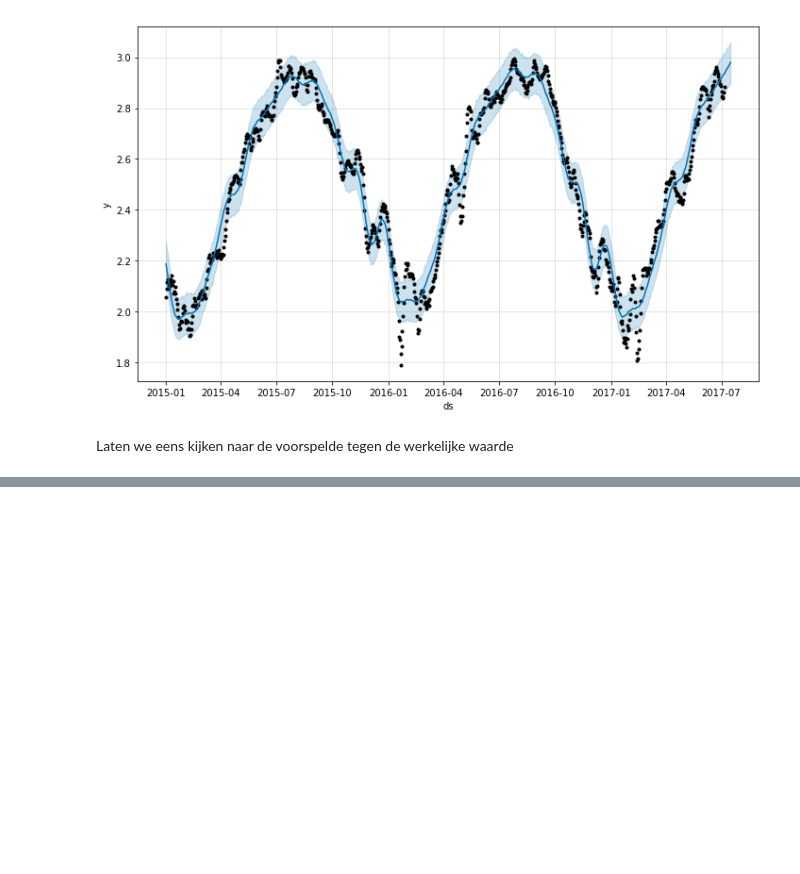
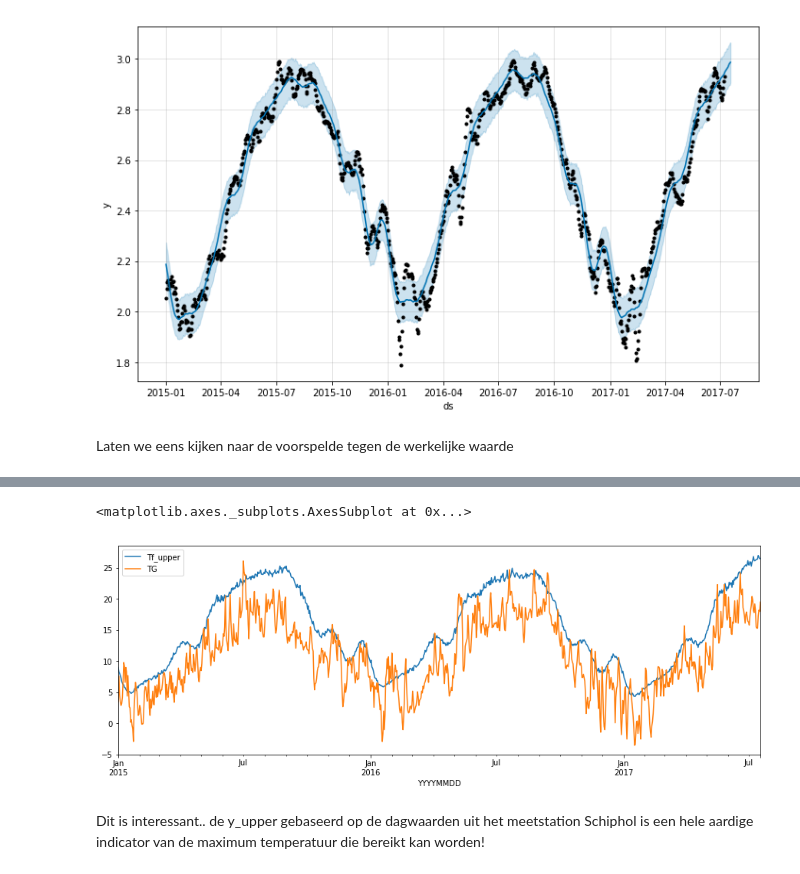
Before and after one commit to waternet/datalab_drw_tempprediction, a Jupyter notebook: Analyse_01.ipynb, the cells around one changed output, grey strips where cells are left out. Cells and saved outputs as stored; diff of their text form; code cells hidden in the pictures; blank space fills up the shorter version.

```diff
--- a/Analyse_01.ipynb
+++ b/Analyse_01.ipynb
@@ -161,0 +228,14 @@ KeyError: '[  7.804        8.087        8.294        8.37         8.204        8
+# %%
+selectie['Tf'] = forecast['yhat'].iloc[0:-30].values
+selectie['Tf_upper'] = forecast['yhat_upper'].iloc[0:-30].values
+selectie['Tf'] = np.exp(selectie['Tf'])
+selectie['Tf'] -= 10.
+selectie['Tf_upper'] = np.exp(selectie['Tf_upper'])
+selectie['Tf_upper'] -= 10.
+# %%
+selectie.plot(x=['YYYYMMDD'], y=['Tf_upper', 'TG'], figsize=(15,5))
+# %% [output]
+<matplotlib.axes._subplots.AxesSubplot at 0x...>
+[figure, added]
+# %% [markdown]
+Dit is interessant.. de y_upper gebaseerd op de dagwaarden uit het meetstation Schiphol is een hele aardige indicator van de maximum temperatuur die bereikt kan worden!
```
Also changed, not shown: parts of 18 cells of this notebook, 4 other files.
